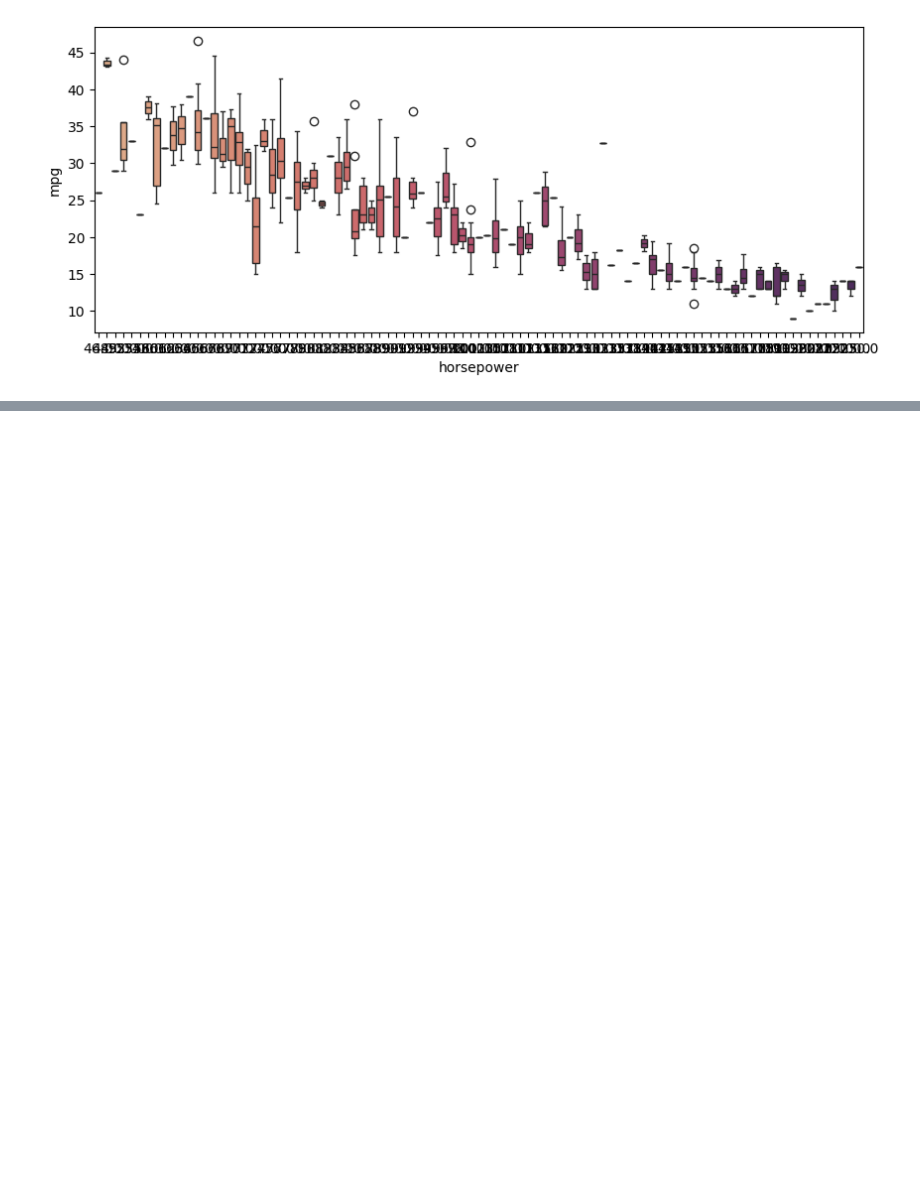
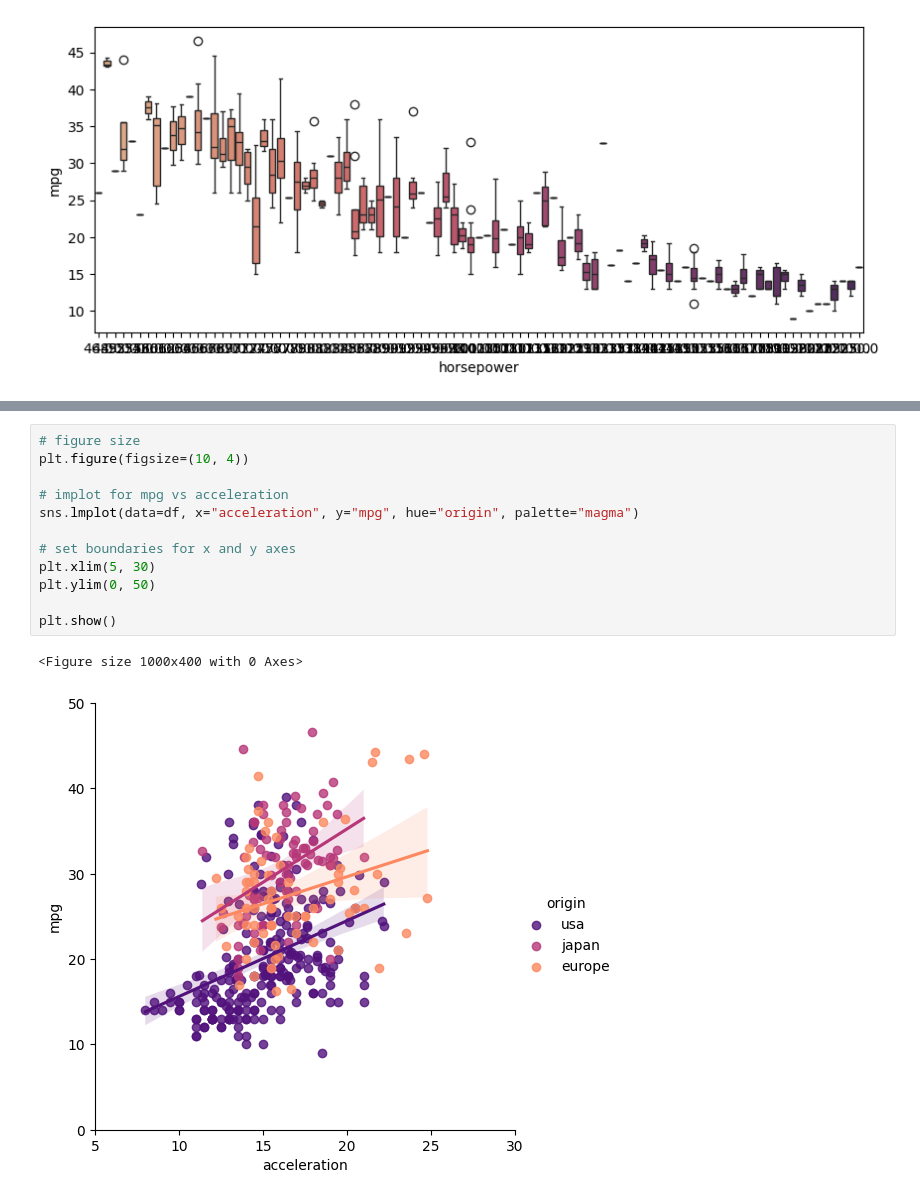
Before and after one commit to tshihab07/MPG-Forecasting-Model, a Jupyter notebook: MPG Forecasting Model.ipynb, the cells around one changed output, grey strips where cells are left out. Cells and saved outputs as stored; diff of their text form; blank space fills up the shorter version.

```diff
--- a/MPG Forecasting Model.ipynb
+++ b/MPG Forecasting Model.ipynb
@@ -257,0 +277,15 @@ plt.show()
+# %%
+# figure size
+plt.figure(figsize=(10, 4))
+
+# implot for mpg vs acceleration
+sns.lmplot(data=df, x="acceleration", y="mpg", hue="origin", palette="magma")
+
+# set boundaries for x and y axes
+plt.xlim(5, 30)
+plt.ylim(0, 50)
+
+plt.show()
+# %% [output]
+<Figure size 1000x400 with 0 Axes>
+[figure, added]
```
Also changed, not shown: parts of 5 cells of this notebook.
